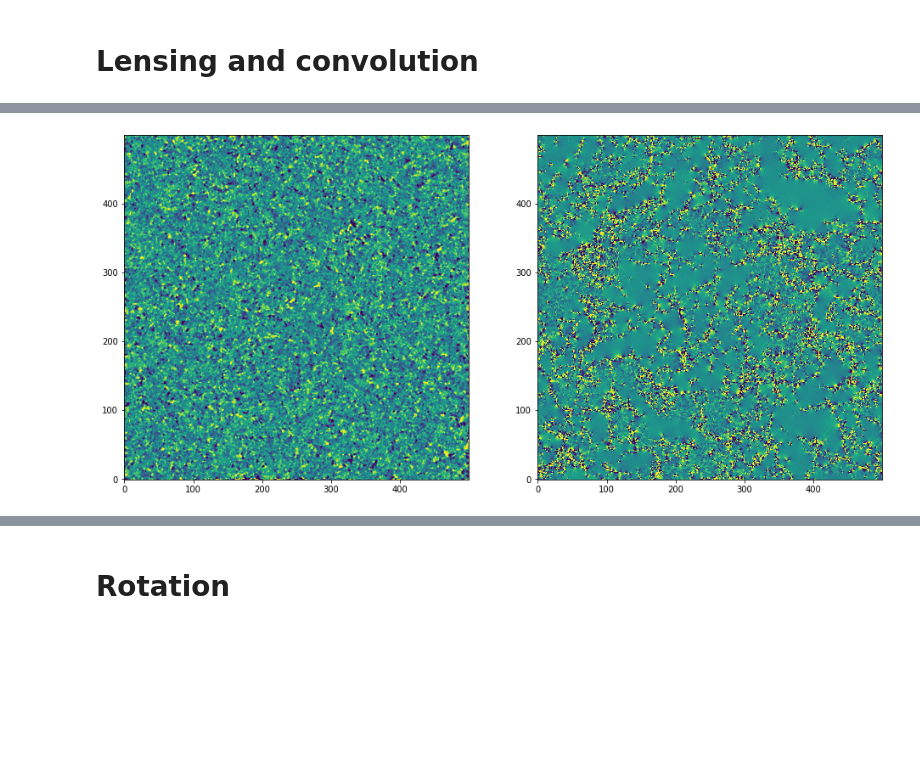
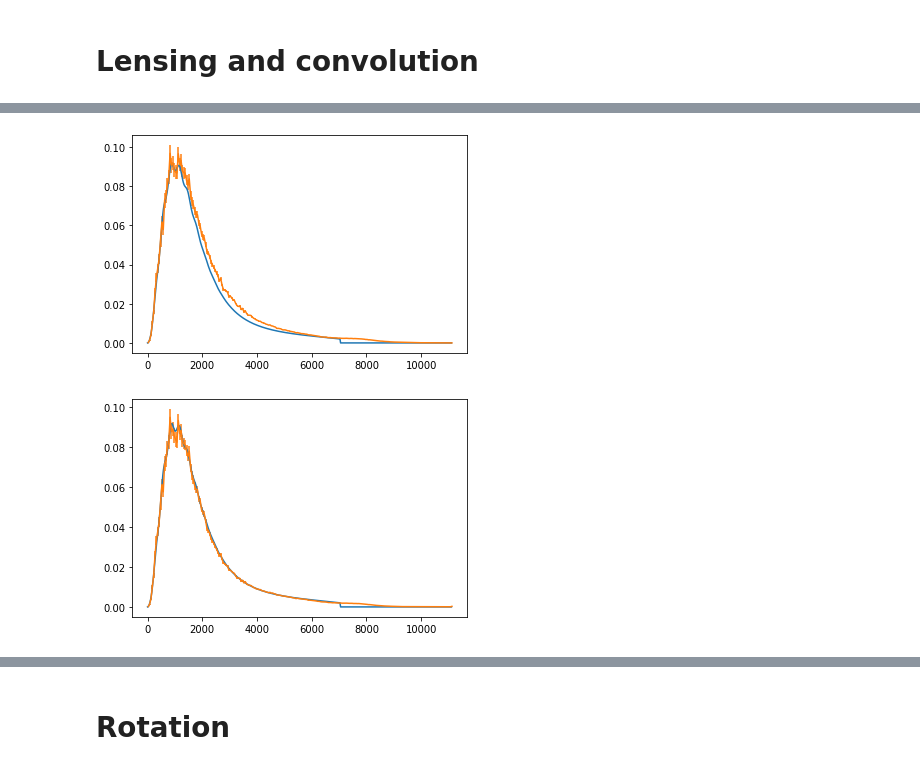
Before and after one commit to winstonyin/cmb_simulation, a Jupyter notebook: cmb_simulation.ipynb, the cells around one changed output, grey strips where cells are left out. Cells and saved outputs as stored; diff of their text form; code cells hidden in the pictures; blank space fills up the shorter version.

```diff
--- a/cmb_simulation.ipynb
+++ b/cmb_simulation.ipynb
@@ -252,7 +210,20 @@ np.std(teb_len1.B.r)
-# %%
-fig, ax = plt.subplots(1, 2, figsize=(16,8))
-ax[0].imshow(teb_len1.B.r, origin='lower', vmin=-1, vmax=1)
-ax[1].imshow(teb_len2.B.r-teb_len3.B.r, origin='lower', vmin=-1, vmax=1)
-plt.show()
-# %% [output]
-[figure, removed]
+# %%
+# Lensing by simple Taylor expansion
+teb_len2 = lensTEB(teb, p, fun=lensTaylor)
+
+ls = np.linspace(1, np.max(teb_len1.ml), 500)
+cmb.BB_len.plot(ls, lambda l: l**2/(2*np.pi))
+teb_len2.B.binSpectrum(delta=50).plot(lambda l: l**2/(2*np.pi))
+# 1.9s, worse convergence than interp
+# %% [output]
+[figure, added]
+# %%
+# Lensing by simple Taylor expansion
+teb_len3 = lensTEB(teb, p, fun=lensTaylorNearest)
+
+ls = np.linspace(1, np.max(teb_len1.ml), 500)
+cmb.BB_len.plot(ls, lambda l: l**2/(2*np.pi))
+teb_len3.B.binSpectrum(delta=50).plot(lambda l: l**2/(2*np.pi))
+# 10.4s, better convergence than interp
+# %% [output]
+[figure, added]
```
Also changed, not shown: parts of 20 cells of this notebook, 1 other file.
